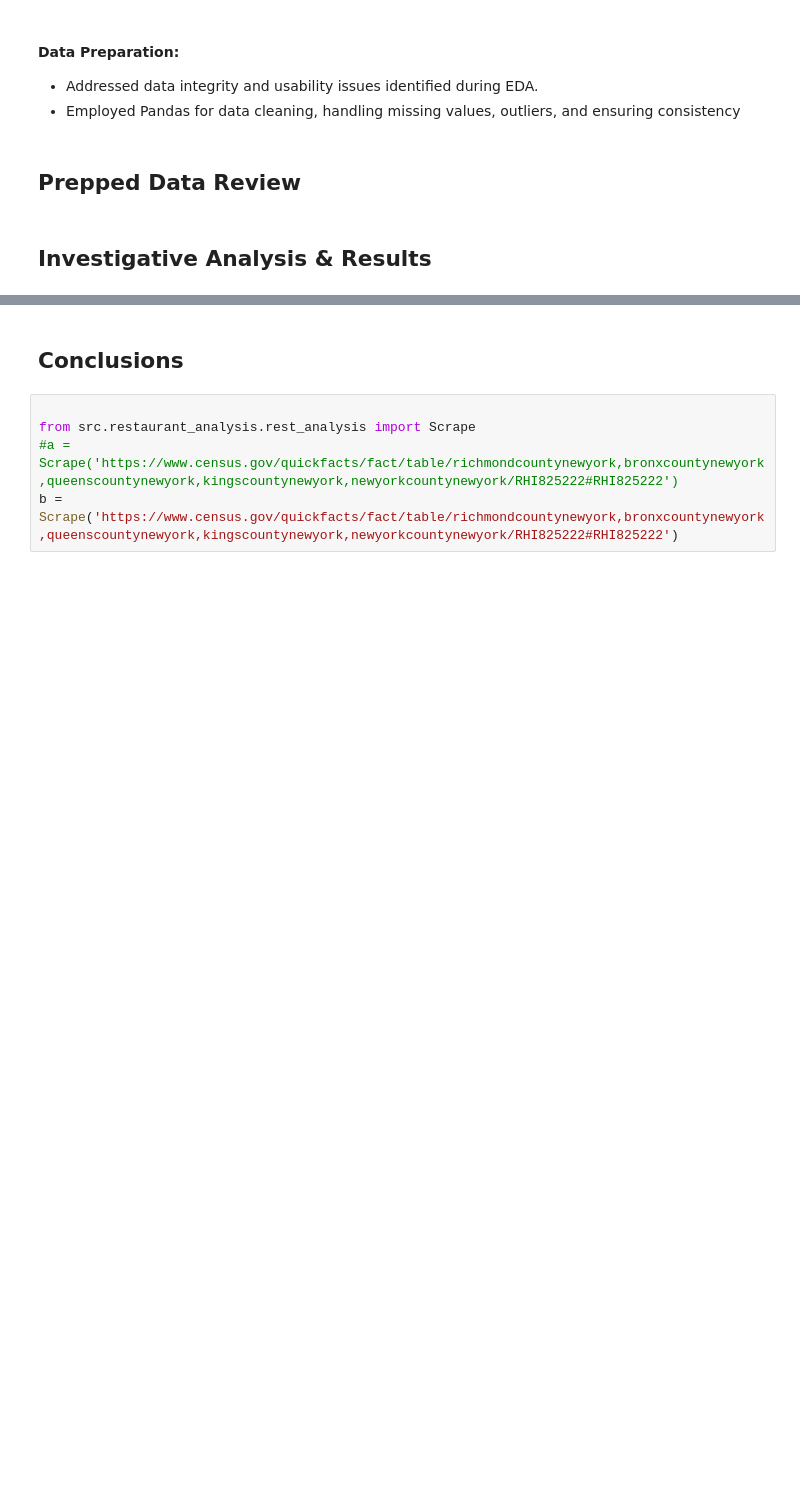
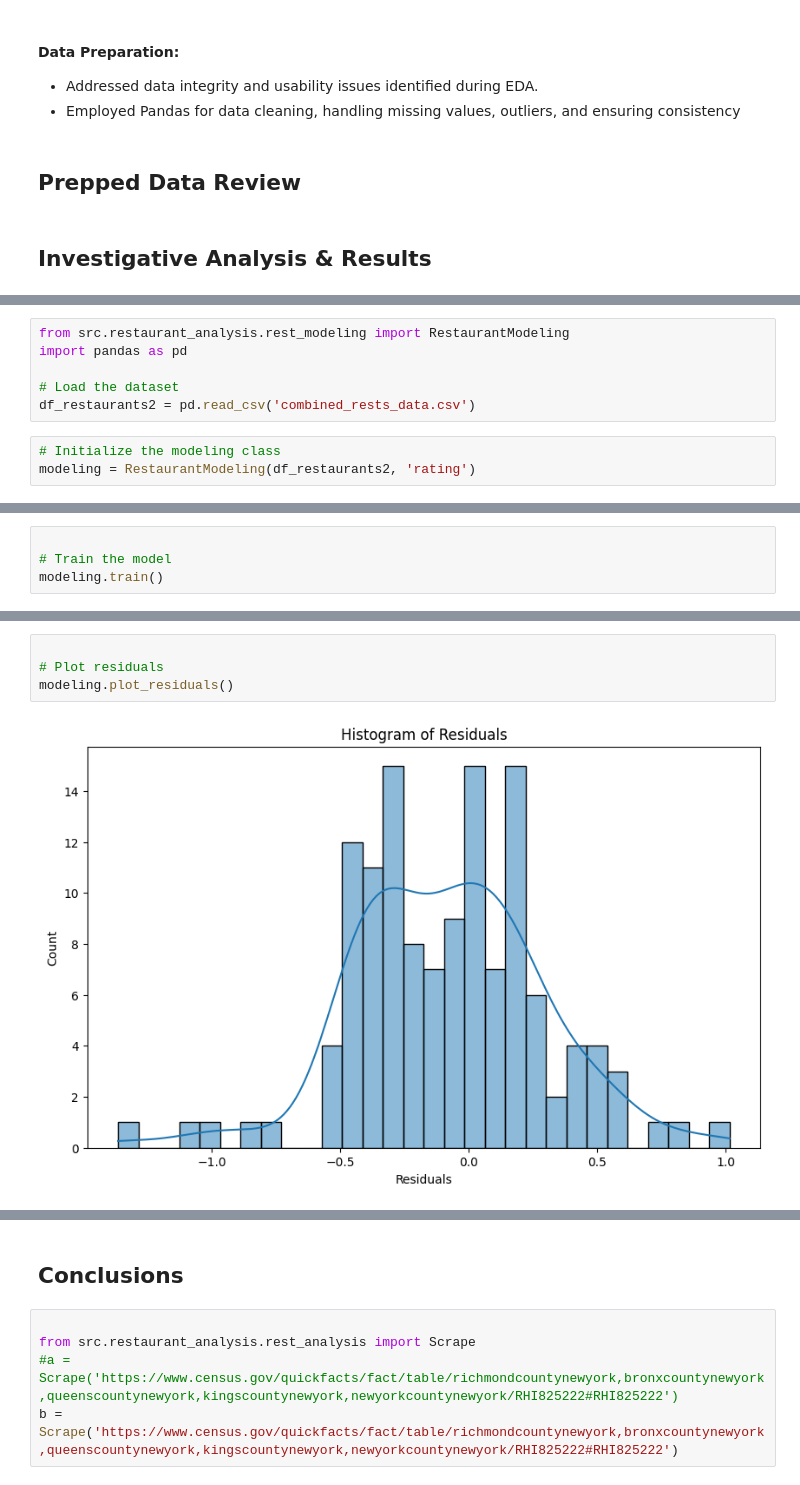
Before and after one commit to benbesthof/goodrestaurants, a Jupyter notebook: restaurants_analysis.ipynb, the cells around one changed output, grey strips where cells are left out. Drawn from its saved outputs; the diff is of its cells as text; blank space fills up the shorter version.

```diff
--- a/restaurants_analysis.ipynb
+++ b/restaurants_analysis.ipynb
@@ -358,0 +361,9 @@ inference.scatter_plot_rating_price()
+# %%
+from src.restaurant_analysis.rest_modeling import RestaurantModeling
+import pandas as pd
+
+# Load the dataset
+df_restaurants2 = pd.read_csv('combined_rests_data.csv')
+# %%
+# Initialize the modeling class
+modeling = RestaurantModeling(df_restaurants2, 'rating')
@@ -358,0 +407,4 @@ inference.scatter_plot_rating_price()
+# %%
+
+# Train the model
+modeling.train()
@@ -358,0 +433,6 @@ inference.scatter_plot_rating_price()
+# %%
+
+# Plot residuals
+modeling.plot_residuals()
+# %% [output]
+[figure, added]
```
Also changed, not shown: parts of 9 cells of this notebook, 3 other files.
